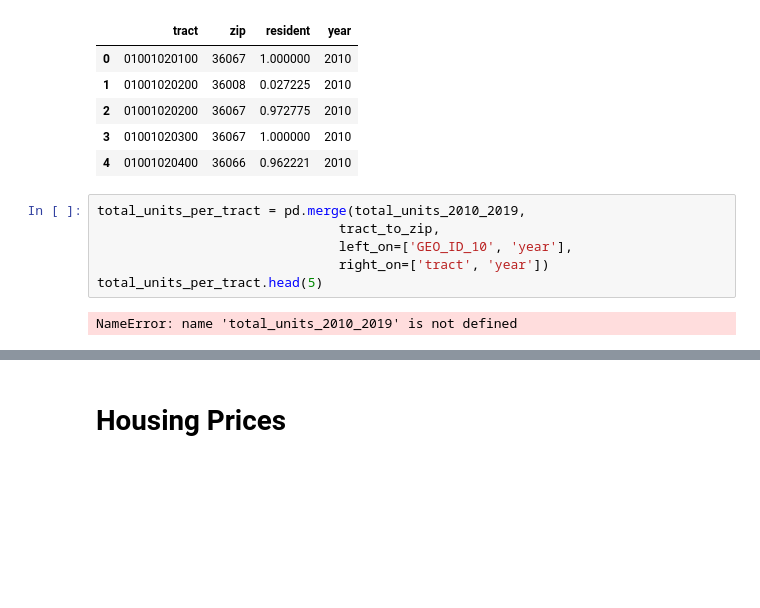
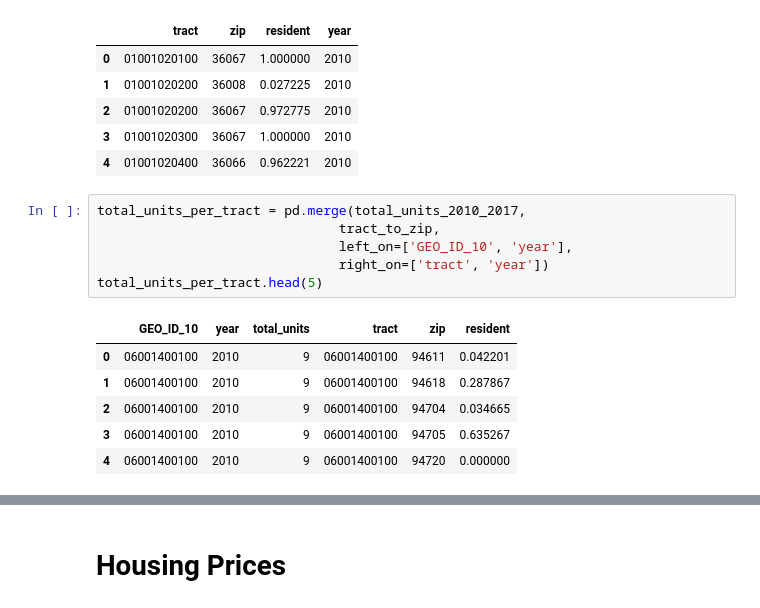
Before and after one commit to jemmy-z/bay-area-housing, a Jupyter notebook: assignment3.ipynb, the cells around one changed output, grey strips where cells are left out. Cells and saved outputs as stored; diff of their text form; blank space fills up the shorter version.

```diff
--- a/assignment3.ipynb
+++ b/assignment3.ipynb
@@ -103,13 +103,18 @@ tract_to_zip.head(5)
 | 3 | 01001020300 | 36067 | 1.000000 | 2010 |
 | 4 | 01001020400 | 36066 | 0.962221 | 2010 |
 # %%
-total_units_per_tract = pd.merge(total_units_2010_2019,
+total_units_per_tract = pd.merge(total_units_2010_2017,
                                tract_to_zip,
                                left_on=['GEO_ID_10', 'year'],
                                right_on=['tract', 'year'])
 total_units_per_tract.head(5)
 # %% [output]
-NameError: name 'total_units_2010_2019' is not defined
+|  | GEO_ID_10 | year | total_units | tract | zip | resident |
+| 0 | 06001400100 | 2010 | 9 | 06001400100 | 94611 | 0.042201 |
+| 1 | 06001400100 | 2010 | 9 | 06001400100 | 94618 | 0.287867 |
+| 2 | 06001400100 | 2010 | 9 | 06001400100 | 94704 | 0.034665 |
+| 3 | 06001400100 | 2010 | 9 | 06001400100 | 94705 | 0.635267 |
+| 4 | 06001400100 | 2010 | 9 | 06001400100 | 94720 | 0.000000 |
 # %%
 total_units_per_tract['units_built'] = total_units_per_tract['total_units'] * total_units_per_tract['resident']
 total_units_per_tract.head(5)
```
Also changed, not shown: parts of 15 cells of this notebook, 1 other file.
